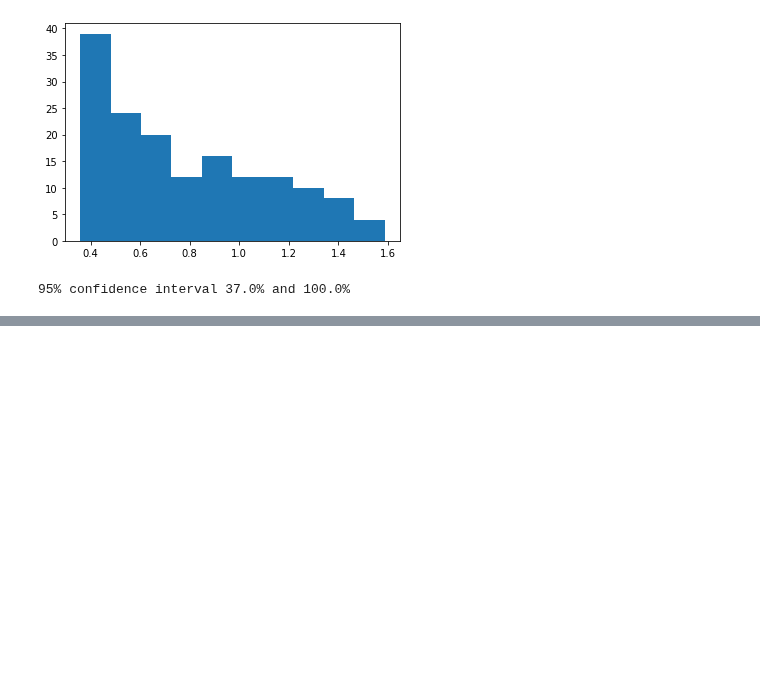
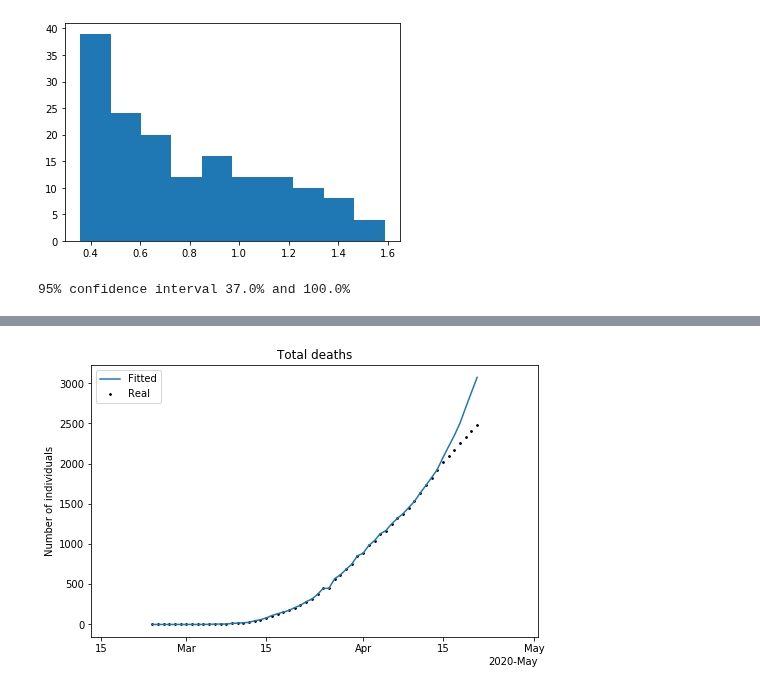
Before and after one commit to nicoloverardo/master-degree-thesis, a Jupyter notebook: notebooks/02-sird.ipynb, the cells around one changed output, grey strips where cells are left out. Drawn from its saved outputs; the diff is of its cells as text; code cells hidden in the pictures; blank space fills up the shorter version.

```diff
--- a/notebooks/02-sird.ipynb
+++ b/notebooks/02-sird.ipynb
@@ -1438,0 +1445,14 @@ print('%.1f confidence interval %.1f%% and %.1f%%' % (alpha*100, lower*100, uppe
+# %%
+fig, ax = plt.subplots(figsize=(8,5))
+locator = mdates.AutoDateLocator(minticks=3)
+formatter = mdates.ConciseDateFormatter(locator)
+ax.xaxis.set_major_locator(locator)
+ax.xaxis.set_major_formatter(formatter)
+ax.scatter(realdf.data, realdf['deceduti'].values, label='Real', s=3, color="black")
+ax.plot(res.data, res['deceduti'].values, label='Fitted')
+plt.legend()
+plt.ylabel("Number of individuals")
+plt.title("Total deaths")
+plt.show()
+# %% [output]
+[figure, added]
```
Also changed, not shown: parts of 10 cells of this notebook, 1 other file.
